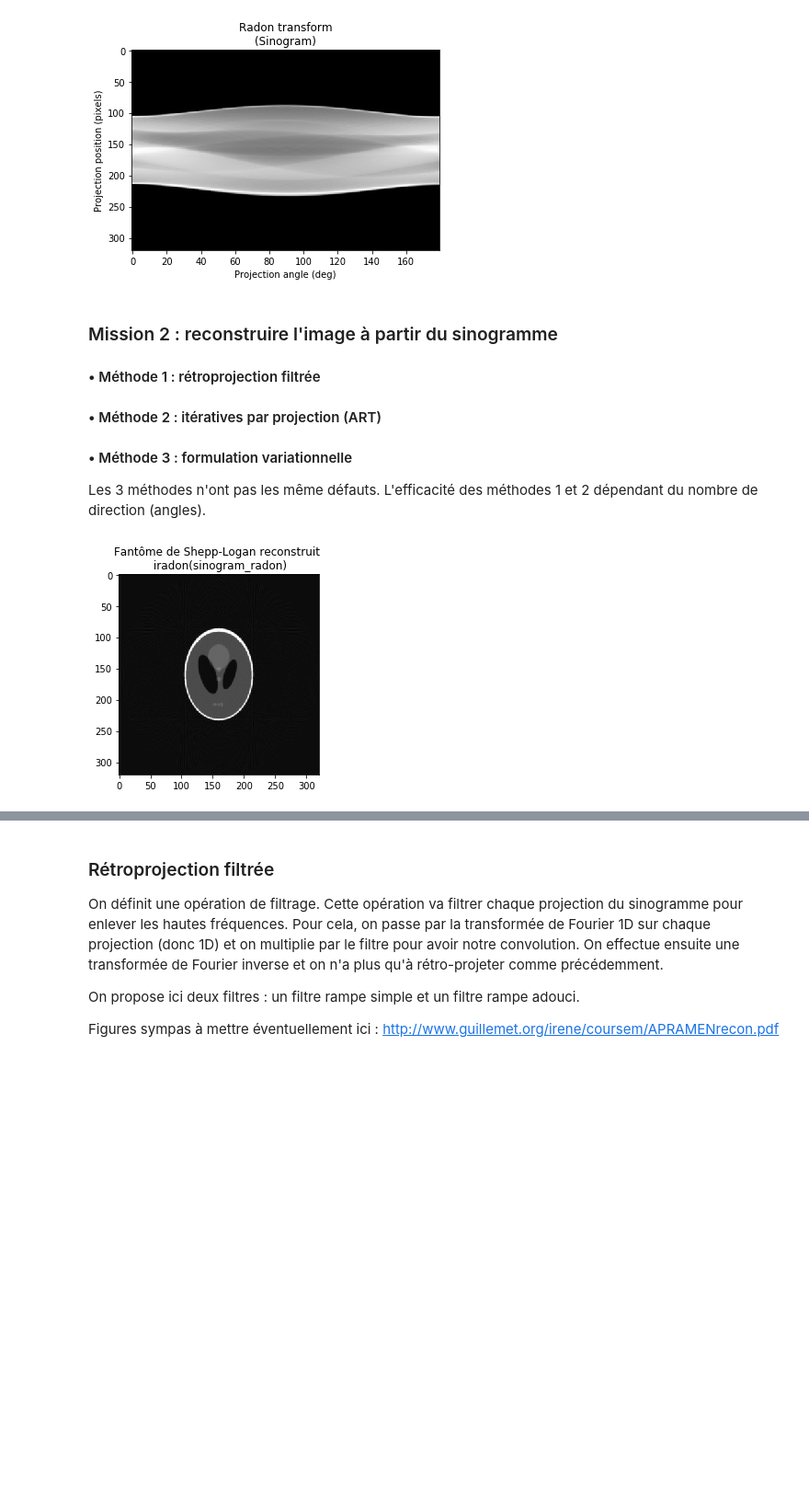
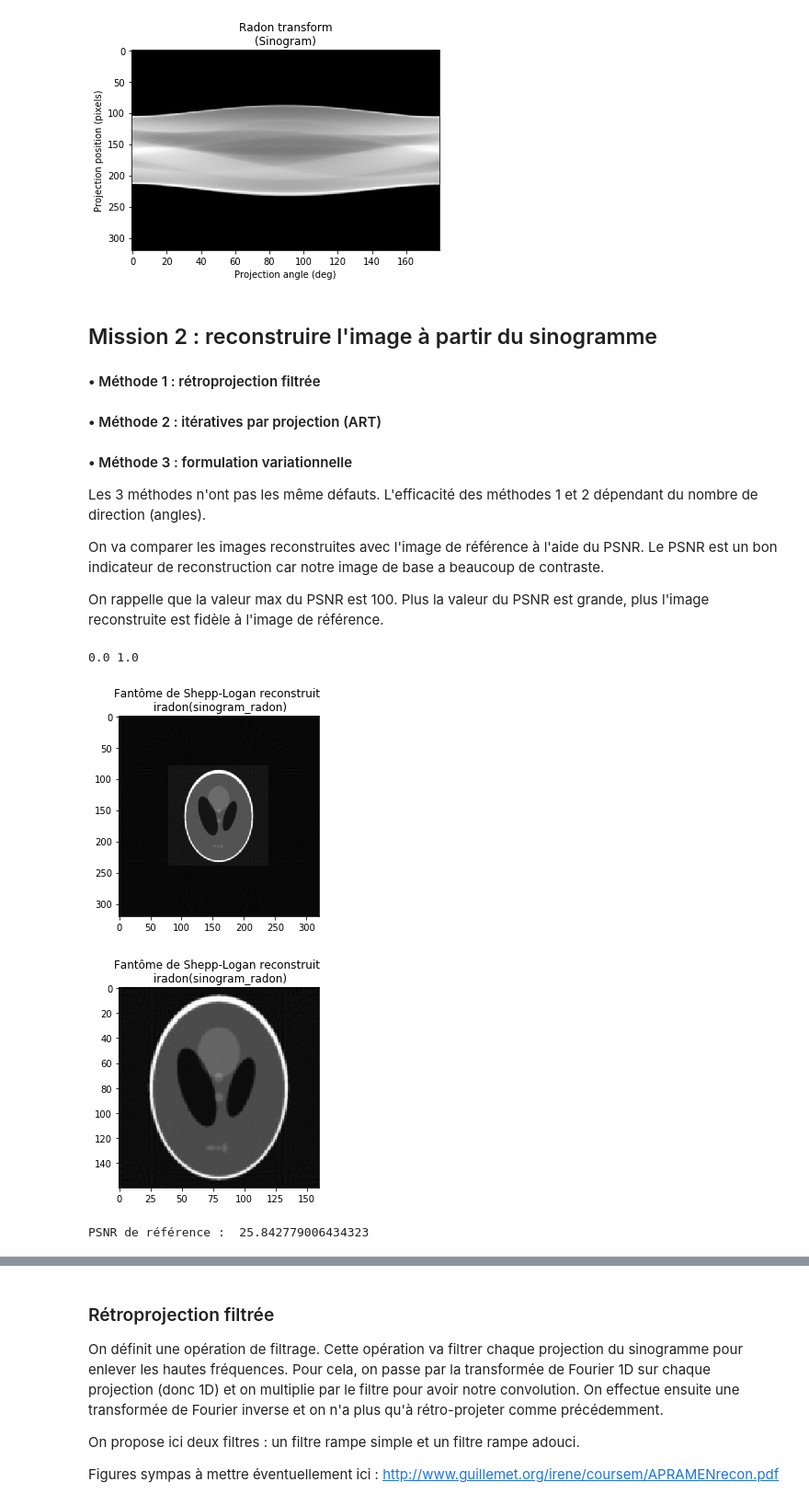
Before and after one commit to SimonTreil/Tomographie, a Jupyter notebook: Projet_Tomo_Zaza_2711.ipynb, the cells around one changed output, grey strips where cells are left out. Shown at 92% size. Saved outputs shown, nothing was run; the diff lists cells and outputs as text; code cells hidden in the pictures; blank space fills up the shorter version.

```diff
--- a/Projet_Tomo_Zaza_2711.ipynb
+++ b/Projet_Tomo_Zaza_2711.ipynb
@@ -85,7 +89,7 @@ plt.show()
 # %% [output]
 [figure]
 # %% [markdown]
-### Mission 2 : reconstruire l'image à partir du sinogramme
+## Mission 2 : reconstruire l'image à partir du sinogramme
 
 #### • Méthode 1 : rétroprojection filtrée
 
@@ -94,15 +98,37 @@ plt.show()
 #### • Méthode 3 : formulation variationnelle
 
 Les 3 méthodes n'ont pas les même défauts. L'efficacité des méthodes 1 et 2 dépendant du nombre de direction (angles).
+
+On va comparer les images reconstruites avec l'image de référence à l'aide du PSNR. Le PSNR est un bon indicateur de reconstruction car notre image de base a beaucoup de contraste.
+
+On rappelle que la valeur max du PSNR est 100. Plus la valeur du PSNR est grande, plus l'image reconstruite est fidèle à l'image de référence.
+# %%
+## fct pour remettre les valeurs de l'image entre 0 et 1
+def normalize_img(img_test):
+    img_test += np.abs(np.min(img_test))
+    range_values = np.abs(np.max(img_test) - np.min(img_test))
+    return img_test/range_values
 # %%
 ### CE QU'ON SOUHAITE AVOIR :
 ### avec iradon()
 iradon_sinogram_radon = iradon(sinogram_radon)
+## crop image
+crop_iradon_sinogram_radon = normalize_img(iradon_sinogram_radon[int(L/2):L+int(L/2),int(C/2):C+int(C/2)])
+print(np.min(crop_iradon_sinogram_radon), np.max(crop_iradon_sinogram_radon))
 
 plt.imshow(iradon_sinogram_radon, cmap=plt.cm.Greys_r)
 plt.title('Fantôme de Shepp-Logan reconstruit \n iradon(sinogram_radon)')
 plt.show()
+
+plt.imshow(crop_iradon_sinogram_radon, cmap=plt.cm.Greys_r)
+plt.title('Fantôme de Shepp-Logan reconstruit \n iradon(sinogram_radon)')
+plt.show()
+
+print("PSNR de référence : ", psnr(img, crop_iradon_sinogram_radon)) #img true, img_test
 # %% [output]
+0.0 1.0
 [figure]
+[figure, added]
+PSNR de référence :  25.842779006434323
 # %%
 iradon_our_sinogram = iradon(our_sinogram)
```
Also changed, not shown: parts of 23 cells of this notebook.
